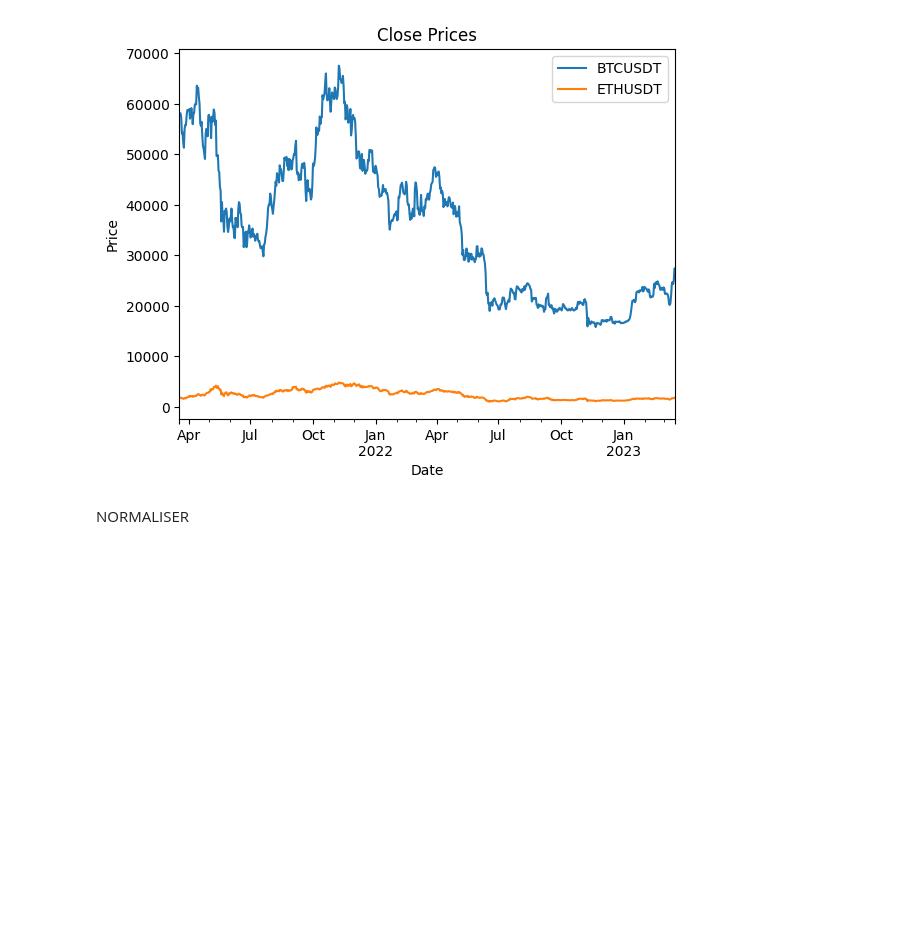
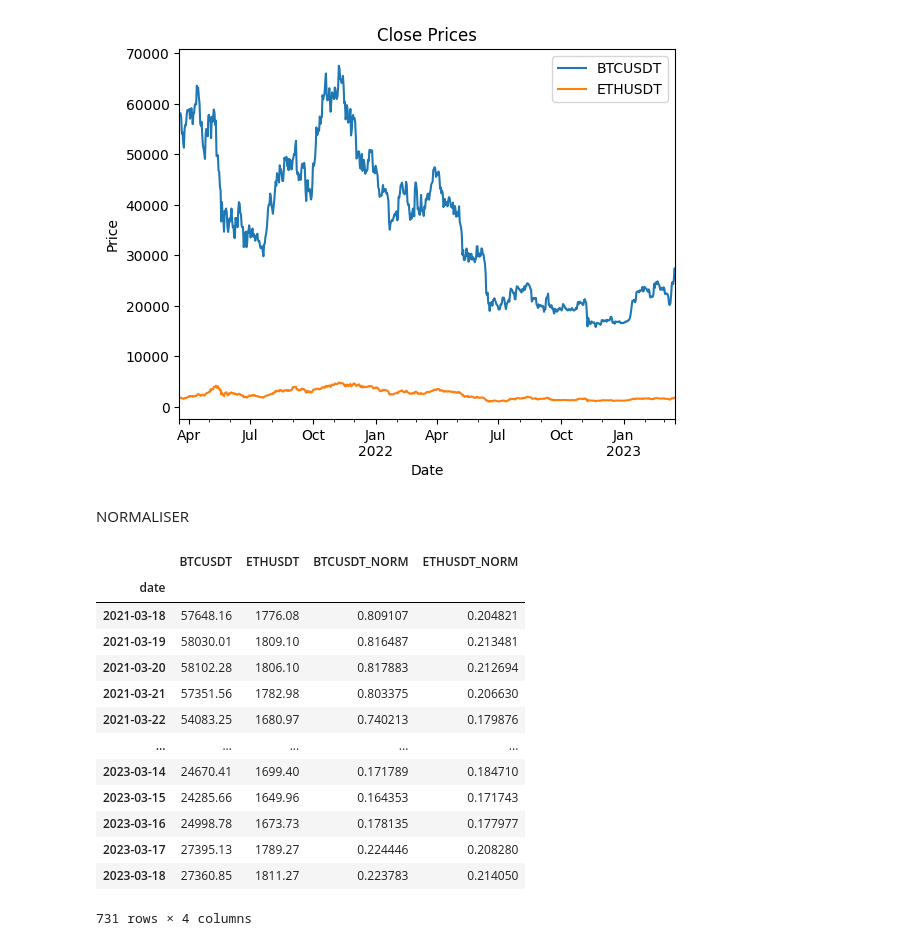
Before and after one commit to maria-aboulaala/PFA-INTERNSHIP, a Jupyter notebook: BTCETH/analyse.ipynb, the cells around one changed output. Cells and saved outputs as stored; diff of their text form; code cells hidden in the pictures; blank space fills up the shorter version.

```diff
--- a/BTCETH/analyse.ipynb
+++ b/BTCETH/analyse.ipynb
@@ -75,0 +86,17 @@ from sklearn.preprocessing import MinMaxScaler
+# %%
+df
+# %% [output]
+|  | BTCUSDT | ETHUSDT | BTCUSDT_NORM | ETHUSDT_NORM |
+| date |  |  |  |  |
+| 2021-03-18 | 57648.16 | 1776.08 | 0.809107 | 0.204821 |
+| 2021-03-19 | 58030.01 | 1809.10 | 0.816487 | 0.213481 |
+| 2021-03-20 | 58102.28 | 1806.10 | 0.817883 | 0.212694 |
+| 2021-03-21 | 57351.56 | 1782.98 | 0.803375 | 0.206630 |
+| 2021-03-22 | 54083.25 | 1680.97 | 0.740213 | 0.179876 |
+| ... | ... | ... | ... | ... |
+| 2023-03-14 | 24670.41 | 1699.40 | 0.171789 | 0.184710 |
+| 2023-03-15 | 24285.66 | 1649.96 | 0.164353 | 0.171743 |
+| 2023-03-16 | 24998.78 | 1673.73 | 0.178135 | 0.177977 |
+| 2023-03-17 | 27395.13 | 1789.27 | 0.224446 | 0.208280 |
+| 2023-03-18 | 27360.85 | 1811.27 | 0.223783 | 0.214050 |
+731 rows × 4 columns
```
Also changed, not shown: parts of 8 cells of this notebook, 1 other file.
